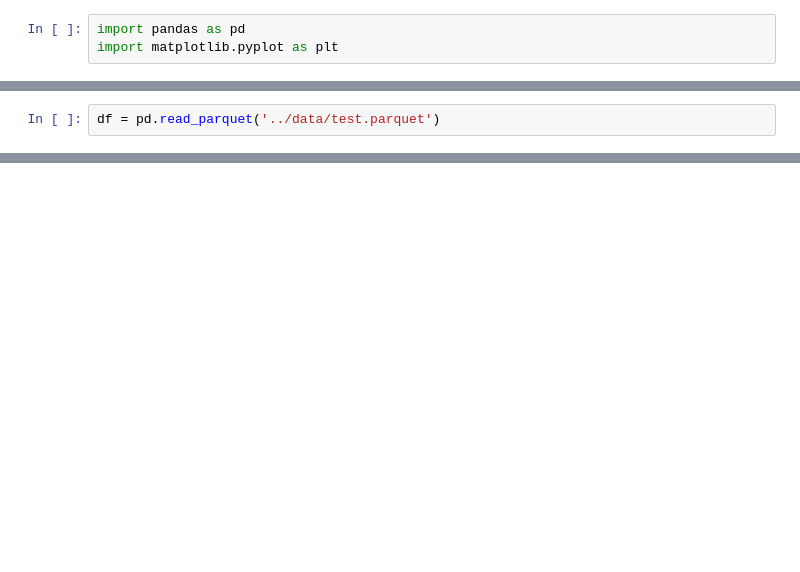
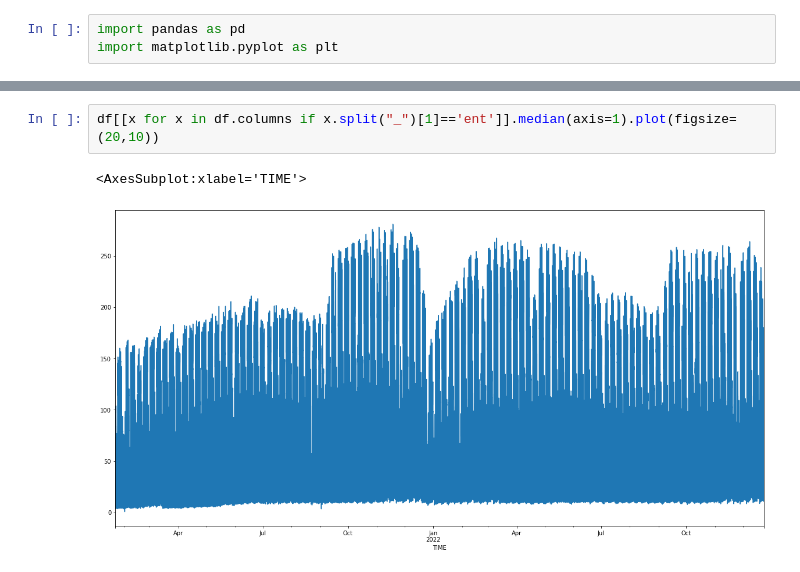
Before and after one commit to trevorwitter/nyc-subway-utilization, a Jupyter notebook: data_extract/notebooks/plot_entries_exits.ipynb, the cells around one changed output, grey strips where cells are left out. Drawn from its saved outputs; the diff is of its cells as text; blank space fills up the shorter version.

```diff
--- a/data_extract/notebooks/plot_entries_exits.ipynb
+++ b/data_extract/notebooks/plot_entries_exits.ipynb
@@ -87,2 +33,0 @@ df.to_parquet('../data/test.parquet')
-# %%
-df = pd.read_parquet('../data/test.parquet')
@@ -105,0 +34,5 @@ df
+# %%
+df[[x for x in df.columns if x.split("_")[1]=='ent']].median(axis=1).plot(figsize=(20,10))
+# %% [output]
+<AxesSubplot:xlabel='TIME'>
+[figure, added]
```
Also changed, not shown: parts of 24 cells of this notebook, 2 other files.
